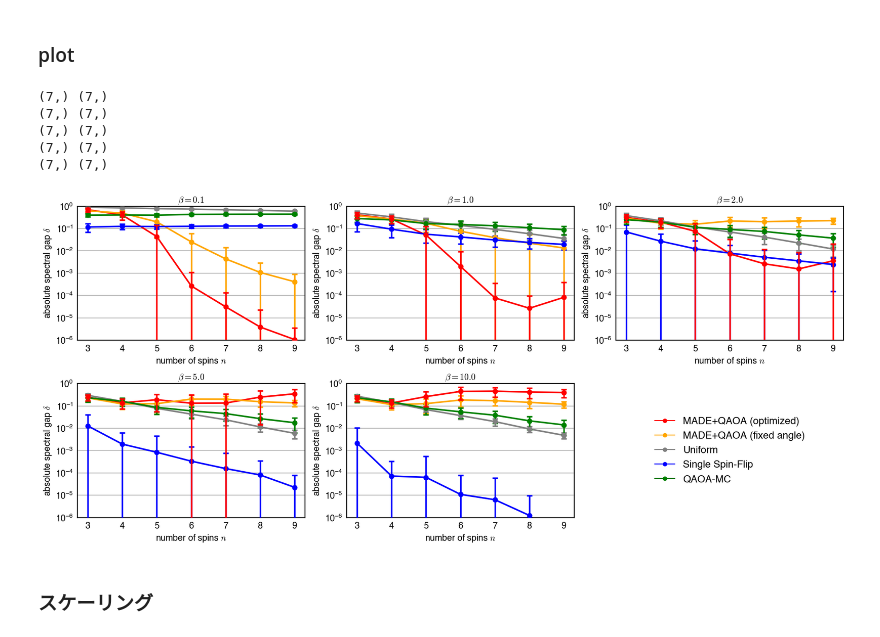
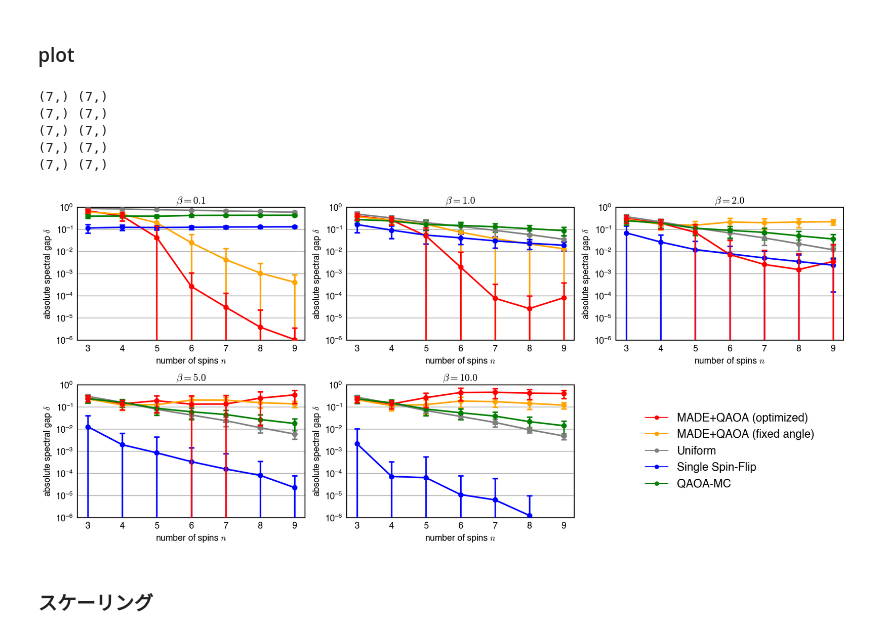
Before and after one commit to yuichiro-nakano/data_for_qaoa-made-mcmc, a Jupyter notebook: figure/make_fig.ipynb, the cells around one changed output. Cells and saved outputs as stored; diff of their text form; code cells hidden in the pictures.

```diff
--- a/figure/make_fig.ipynb
+++ b/figure/make_fig.ipynb
@@ -138,36 +138,36 @@ for i in range(len(beta_list)):
 	ax1[row,col].set_ylim(1e-6, 1e0)
 	ax1[row,col].set_xlabel(r'number of spins $n$', fontsize=14)
 	ax1[row,col].set_ylabel(r'absolute spectral gap $\delta$', fontsize=14)
 	ax1[row,col].tick_params(width=0.0, labelsize=14)
 	ax1[row,col].minorticks_off()
-	ax1[row,col].set_title(r'$\beta={0}$'.format(beta_list[i]),{"fontsize": 14})
+	ax1[row,col].set_title(r'$\beta={0}$'.format(beta_list[i]),{"fontsize": 16})
 
 	#if i == len(beta_list)-1:
 		#ax1[row,col].legend(fontsize=14, bbox_to_anchor=(1.2, 1.0))
 
 ax1[-1,-1].plot([], [], marker='o', color='red', label='MADE+QAOA (optimized)', linestyle=None)
 ax1[-1,-1].plot([], [], marker='o', color='orange', label='MADE+QAOA (fixed angle)', linestyle=None)
 ax1[-1,-1].plot([], [], marker='o', color='grey', label='Uniform', linestyle=None)
 ax1[-1,-1].plot([], [], marker='o', color='blue', label='Single Spin-Flip', linestyle=None)
 ax1[-1,-1].plot([], [], marker='o', color='green', label='QAOA-MC', linestyle=None)
 
 for spine in ax1[-1,-1].spines.values():
     spine.set_visible(False)
 ax1[-1,-1].axes.get_xaxis().set_visible(False)
 ax1[-1,-1].axes.get_yaxis().set_visible(False)
 
-ax1[-1,-1].legend(fontsize=16, bbox_to_anchor=(0.5,0.5), loc='center', frameon=False)
+ax1[-1,-1].legend(fontsize=18, bbox_to_anchor=(0.5,0.5), loc='center', frameon=False)
 
 plt.tight_layout()
 #fig1.savefig("ave_gap_vs_qubit.svg", dpi=300)
 #fig1.savefig("ave_gap_vs_qubit.png", dpi=300)
 # %% [output]
 (7,) (7,)
 (7,) (7,)
 (7,) (7,)
 (7,) (7,)
 (7,) (7,)
-[figure, old version]
+[figure, new version]
 # %% [markdown]
 ### スケーリング
 # %%
```
Also changed, not shown: 3 other files.
